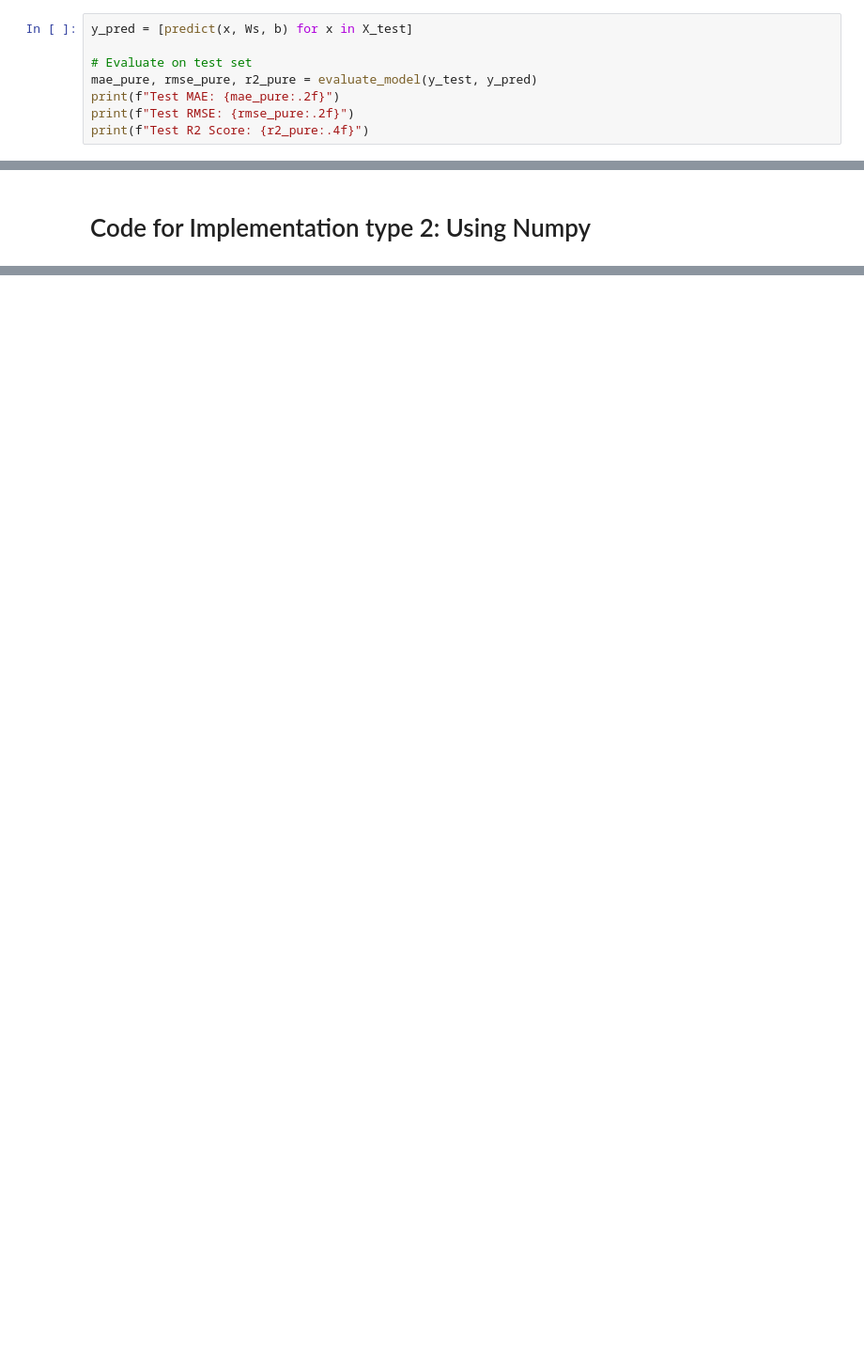
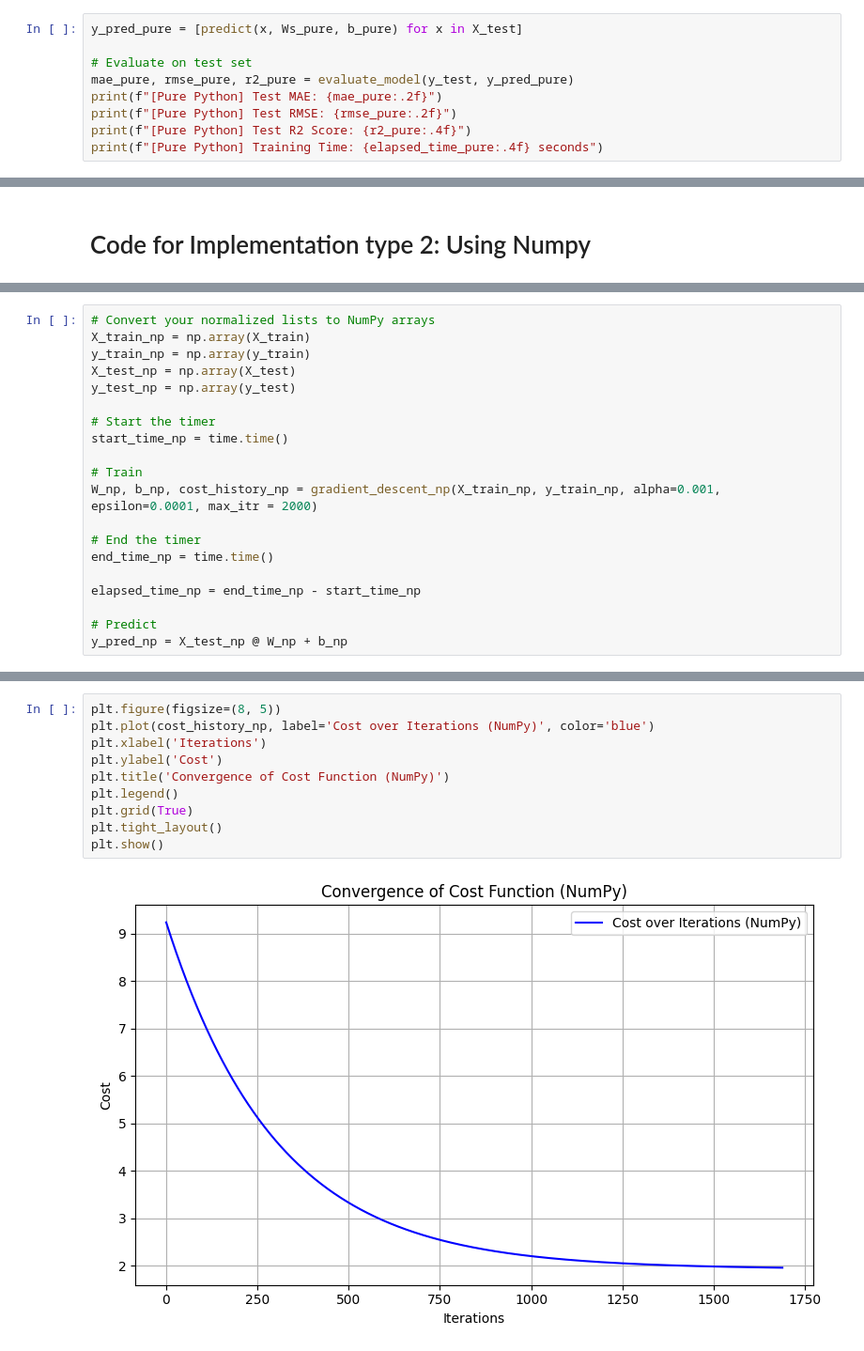
Before and after one commit to Achyantsh/24155003-CSOC-IG, a Jupyter notebook: Prerequisites/code.ipynb, the cells around one changed output, grey strips where cells are left out. Shown at 94% size. Drawn from its saved outputs; the diff is of its cells as text; blank space fills up the shorter version.

```diff
--- a/Prerequisites/code.ipynb
+++ b/Prerequisites/code.ipynb
@@ -174,11 +182,12 @@ def evaluate_model(y_true, y_pred):
     r2 = 1 - (ss_res / ss_tot)
     return mae, rmse, r2
 # %%
-y_pred = [predict(x, Ws, b) for x in X_test]
+y_pred_pure = [predict(x, Ws_pure, b_pure) for x in X_test]
 
 # Evaluate on test set
-mae_pure, rmse_pure, r2_pure = evaluate_model(y_test, y_pred)
-print(f"Test MAE: {mae_pure:.2f}")
-print(f"Test RMSE: {rmse_pure:.2f}")
-print(f"Test R2 Score: {r2_pure:.4f}")
+mae_pure, rmse_pure, r2_pure = evaluate_model(y_test, y_pred_pure)
+print(f"[Pure Python] Test MAE: {mae_pure:.2f}")
+print(f"[Pure Python] Test RMSE: {rmse_pure:.2f}")
+print(f"[Pure Python] Test R2 Score: {r2_pure:.4f}")
+print(f"[Pure Python] Training Time: {elapsed_time_pure:.4f} seconds")
 # %% [output]
@@ -189,0 +249,20 @@ Test R2 Score: -0.2859
+# %%
+# Convert your normalized lists to NumPy arrays
+X_train_np = np.array(X_train)
+y_train_np = np.array(y_train)
+X_test_np = np.array(X_test)
+y_test_np = np.array(y_test)
+
+# Start the timer
+start_time_np = time.time()
+
+# Train
+W_np, b_np, cost_history_np = gradient_descent_np(X_train_np, y_train_np, alpha=0.001, epsilon=0.0001, max_itr = 2000)
+
+# End the timer
+end_time_np = time.time()
+
+elapsed_time_np = end_time_np - start_time_np
+
+# Predict
+y_pred_np = X_test_np @ W_np + b_np
@@ -189,0 +308,12 @@ Test R2 Score: -0.2859
+# %%
+plt.figure(figsize=(8, 5))
+plt.plot(cost_history_np, label='Cost over Iterations (NumPy)', color='blue')
+plt.xlabel('Iterations')
+plt.ylabel('Cost')
+plt.title('Convergence of Cost Function (NumPy)')
+plt.legend()
+plt.grid(True)
+plt.tight_layout()
+plt.show()
+# %% [output]
+[figure, added]
```
Also changed, not shown: parts of 15 cells of this notebook.
